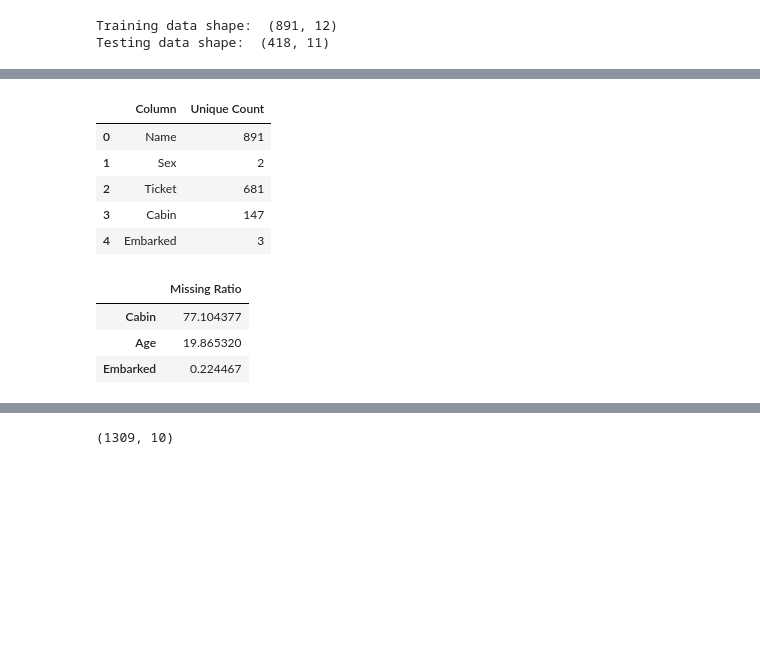
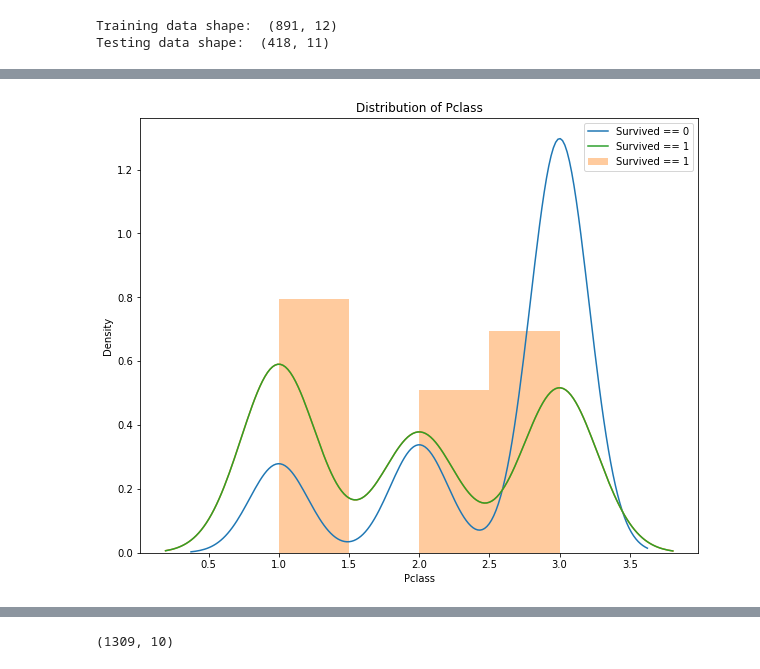
Before and after one commit to GallonShih/Projects, a Jupyter notebook: SideProject/02_Kaggle_Titanic/Titanic.ipynb, the cells around one changed output, grey strips where cells are left out. Drawn from its saved outputs; the diff is of its cells as text; code cells hidden in the pictures; blank space fills up the shorter version.

```diff
--- a/SideProject/02_Kaggle_Titanic/Titanic.ipynb
+++ b/SideProject/02_Kaggle_Titanic/Titanic.ipynb
@@ -72,26 +101,18 @@ columns_type(train)
-# %%
-def object_check(df_data):
-    object_type = df_data.select_dtypes(include=["object"]).apply(pd.Series.nunique, axis = 0).reset_index()
-    object_type.columns = ["Column", "Unique Count"]
-    display(object_type.head(10))
-object_check(train)
-# %% [output]
-|  | Column | Unique Count |
-| 0 | Name | 891 |
-| 1 | Sex | 2 |
-| 2 | Ticket | 681 |
-| 3 | Cabin | 147 |
-| 4 | Embarked | 3 |
-# %%
-# 檢查 DataFrame 空缺值的狀態
-def na_check(df_data):
-    data_na = (df_data.isnull().sum() / len(df_data)) * 100
-    data_na = data_na.drop(data_na[data_na == 0].index).sort_values(ascending=False)
-    missing_data = pd.DataFrame({'Missing Ratio' :data_na})
-    display(missing_data.head(10))
-na_check(train)
-# %% [output]
-|  | Missing Ratio |
-| Cabin | 77.104377 |
-| Age | 19.865320 |
-| Embarked | 0.224467 |
+# %%
+import seaborn as sns # 另一個繪圖-樣式套件
+# 設定繪圖區域的長與寬
+plt.figure(figsize = (10, 8))
+
+# Kenel Density Estimation (KDE) plot: 會準時還貸者 - 下圖紅線
+sns.kdeplot(train.loc[train['Survived'] == 0, 'Pclass'], label = 'Survived == 0')
+sns.distplot(train.loc[train['Survived'] == 1, 'Pclass'], label = 'Survived == 1')
+# KDE plot: 不會準時還貸者 - 下圖藍線
+sns.kdeplot(train.loc[train['Survived'] == 1, 'Pclass'], label = 'Survived == 1')
+
+# 設定標題與 X, y 軸的說明
+plt.xlabel('Pclass'); plt.ylabel('Density'); plt.title('Distribution of Pclass');
+plt.legend()
+# 輸出繪圖 : 有的ipynb環境, 會在一格結束時自動輸出繪圖, 但加上這行能保證在不同環境都會畫出圖形
+plt.show()
+# %% [output]
+[figure, added]
```
Also changed, not shown: parts of 6 cells of this notebook.
